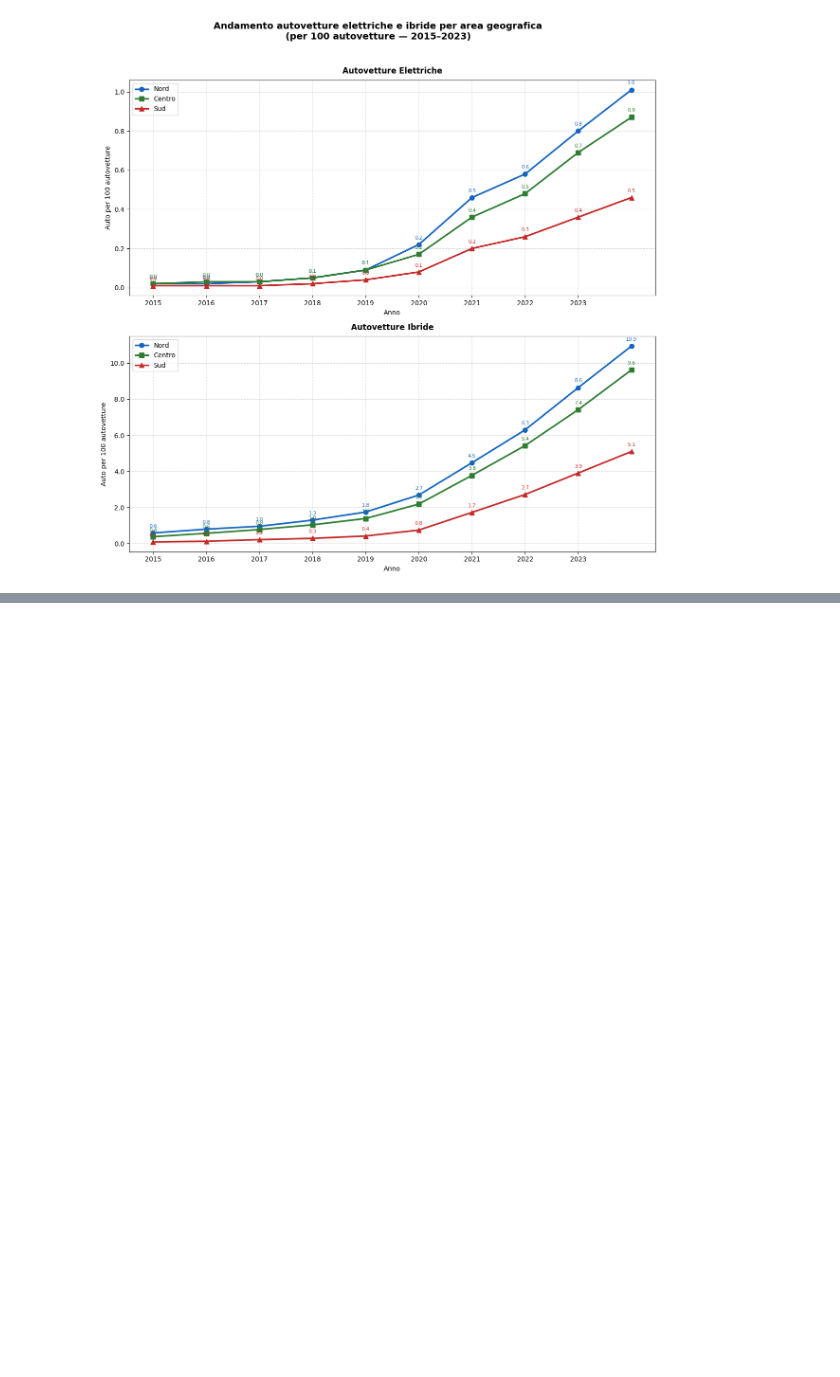
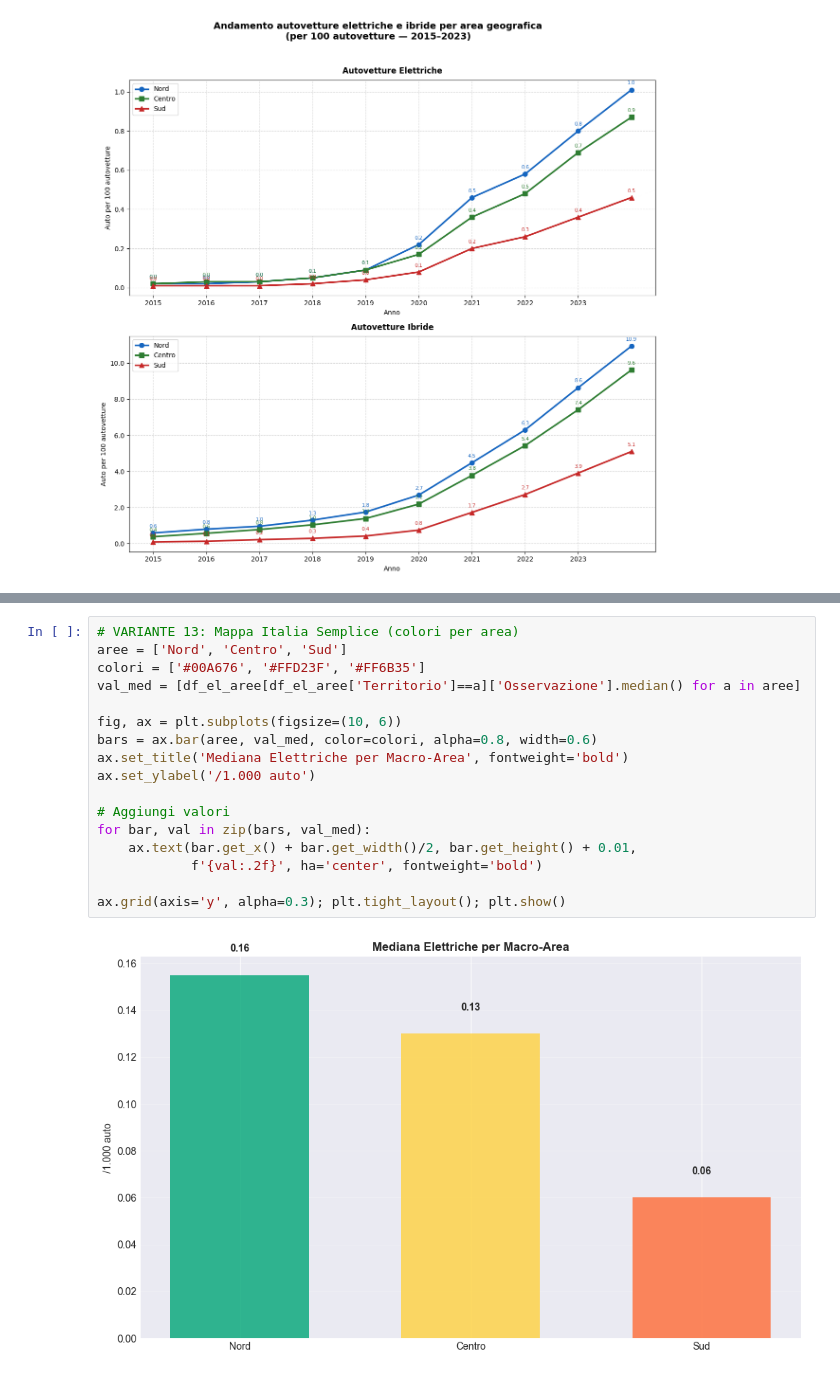
Before and after one commit to MarcoB27/data_visualization, a Jupyter notebook: script/elettriche_e_ibride_nord_vs_sud.ipynb, the cells around one changed output, grey strips where cells are left out. Drawn from its saved outputs; the diff is of its cells as text; blank space fills up the shorter version.

```diff
--- a/script/elettriche_e_ibride_nord_vs_sud.ipynb
+++ b/script/elettriche_e_ibride_nord_vs_sud.ipynb
@@ -107,0 +139,19 @@ plt.show()
+# %%
+# VARIANTE 13: Mappa Italia Semplice (colori per area)
+aree = ['Nord', 'Centro', 'Sud']
+colori = ['#00A676', '#FFD23F', '#FF6B35']
+val_med = [df_el_aree[df_el_aree['Territorio']==a]['Osservazione'].median() for a in aree]
+
+fig, ax = plt.subplots(figsize=(10, 6))
+bars = ax.bar(aree, val_med, color=colori, alpha=0.8, width=0.6)
+ax.set_title('Mediana Elettriche per Macro-Area', fontweight='bold')
+ax.set_ylabel('/1.000 auto')
+
+# Aggiungi valori
+for bar, val in zip(bars, val_med):
+    ax.text(bar.get_x() + bar.get_width()/2, bar.get_height() + 0.01,
+            f'{val:.2f}', ha='center', fontweight='bold')
+
+ax.grid(axis='y', alpha=0.3); plt.tight_layout(); plt.show()
+# %% [output]
+[figure, added]
```
Also changed, not shown: parts of 2 cells of this notebook, 3 other files.
